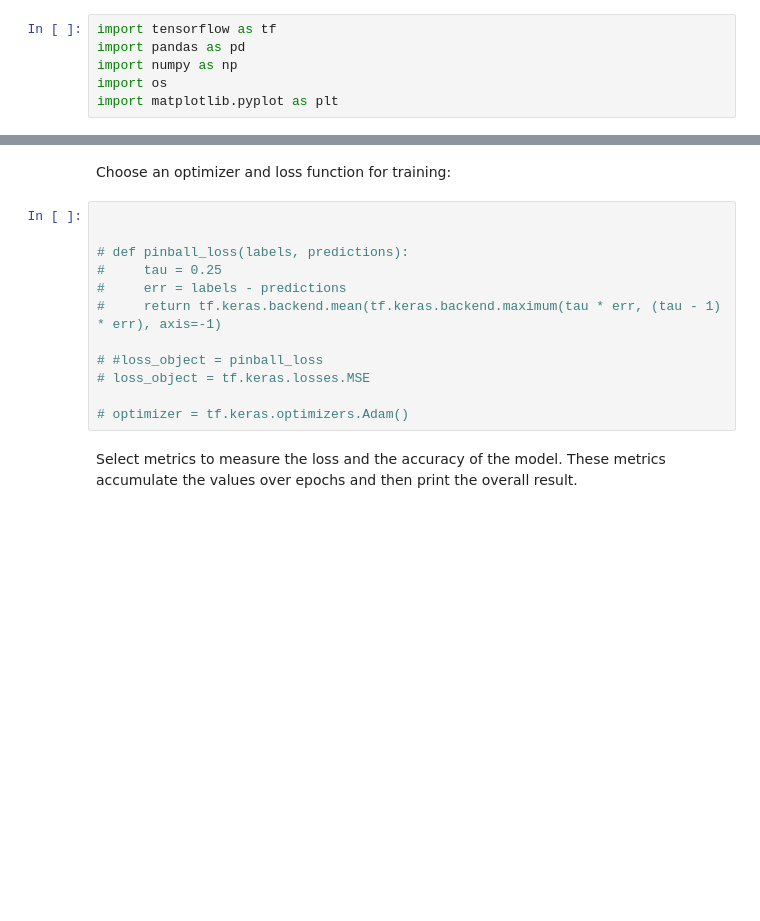
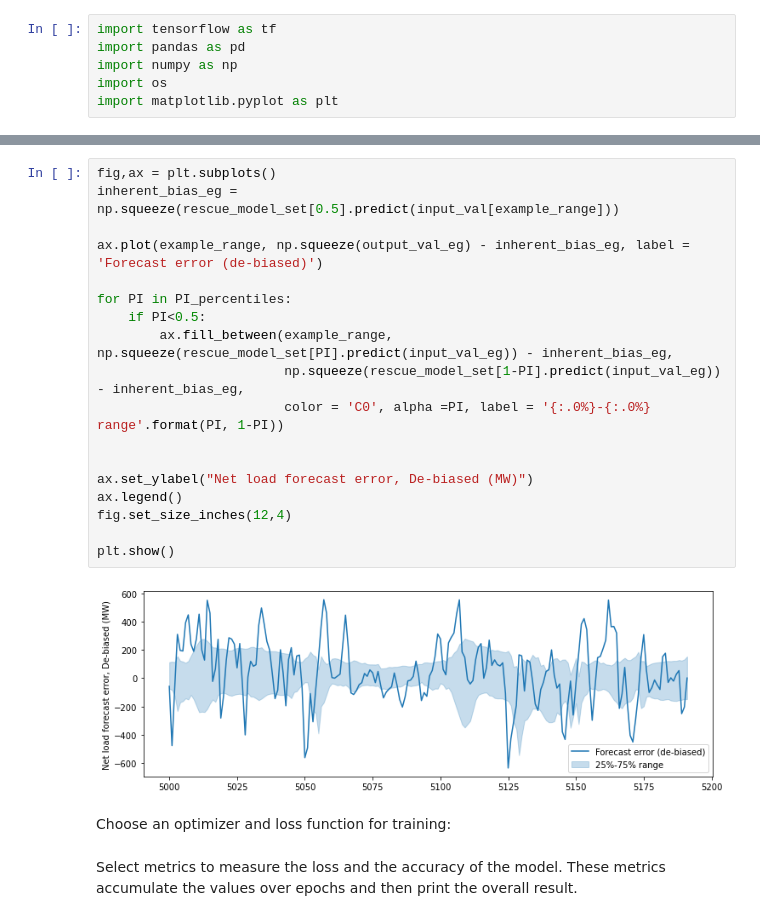
Before and after one commit to e3-/RESERVE-Public, a Jupyter notebook: code/rescue.ipynb, the cells around one changed output, grey strips where cells are left out. Drawn from its saved outputs; the diff is of its cells as text; blank space fills up the shorter version.

```diff
--- a/code/rescue.ipynb
+++ b/code/rescue.ipynb
@@ -107,17 +226,25 @@ plt.show()
+# %%
+fig,ax = plt.subplots()
+inherent_bias_eg = np.squeeze(rescue_model_set[0.5].predict(input_val[example_range]))
+
+ax.plot(example_range, np.squeeze(output_val_eg) - inherent_bias_eg, label = 'Forecast error (de-biased)')
+
+for PI in PI_percentiles:
+    if PI<0.5:
+        ax.fill_between(example_range, np.squeeze(rescue_model_set[PI].predict(input_val_eg)) - inherent_bias_eg,
+                        np.squeeze(rescue_model_set[1-PI].predict(input_val_eg)) - inherent_bias_eg,
+                        color = 'C0', alpha =PI, label = '{:.0%}-{:.0%} range'.format(PI, 1-PI))
+
+
+ax.set_ylabel("Net load forecast error, De-biased (MW)")
+ax.legend()
+fig.set_size_inches(12,4)
+
+plt.show()
+# %% [output]
+[figure, added]
 # %% [markdown]
 Choose an optimizer and loss function for training:
-# %%
-
-
-# def pinball_loss(labels, predictions):
-#     tau = 0.25
-#     err = labels - predictions
-#     return tf.keras.backend.mean(tf.keras.backend.maximum(tau * err, (tau - 1) * err), axis=-1)
-
-# #loss_object = pinball_loss
-# loss_object = tf.keras.losses.MSE
-
-# optimizer = tf.keras.optimizers.Adam()
 # %% [markdown]
 Select metrics to measure the loss and the accuracy of the model. These metrics accumulate the values over epochs and then print the overall result.
 # %%
```
Also changed, not shown: parts of 25 cells of this notebook, 1 other file.
